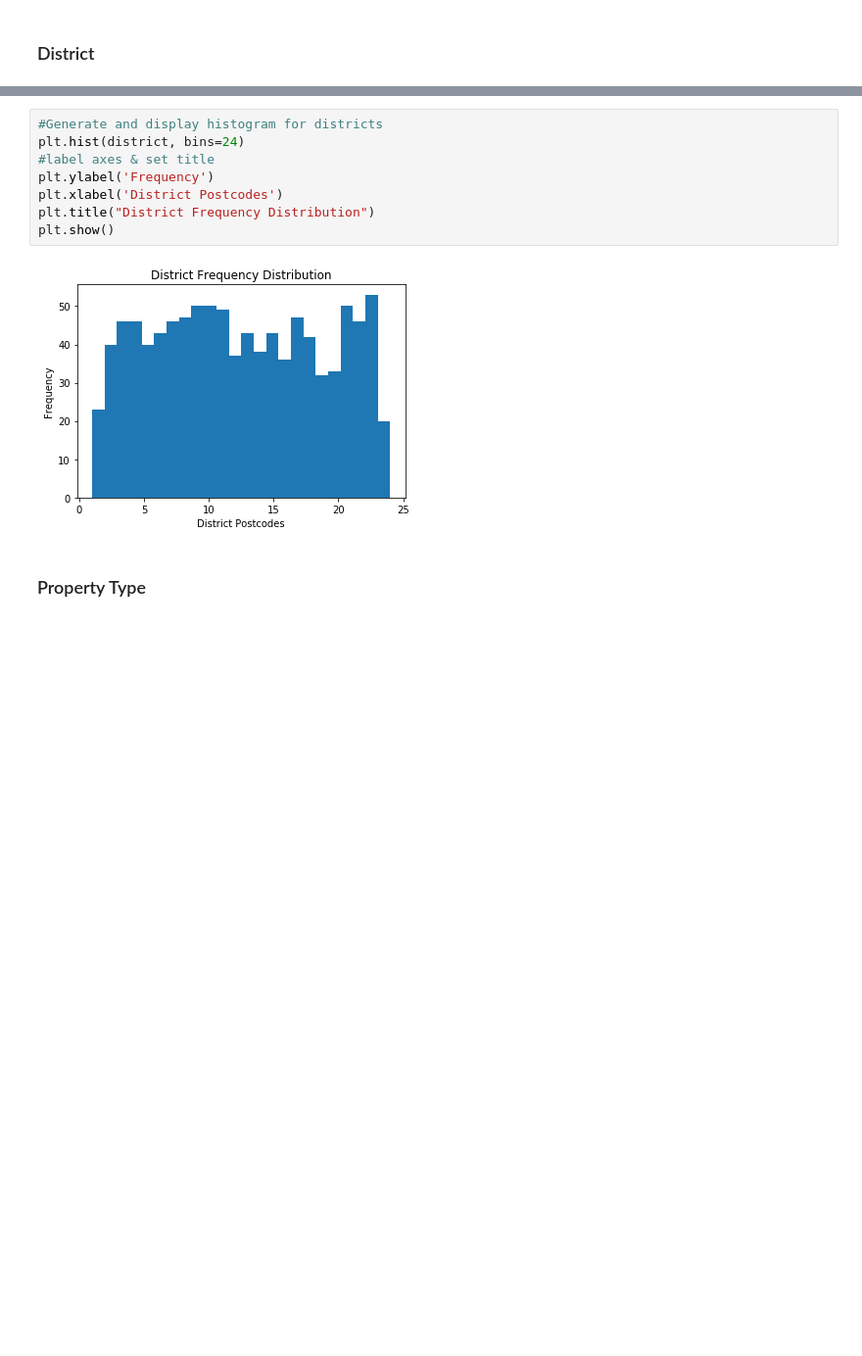
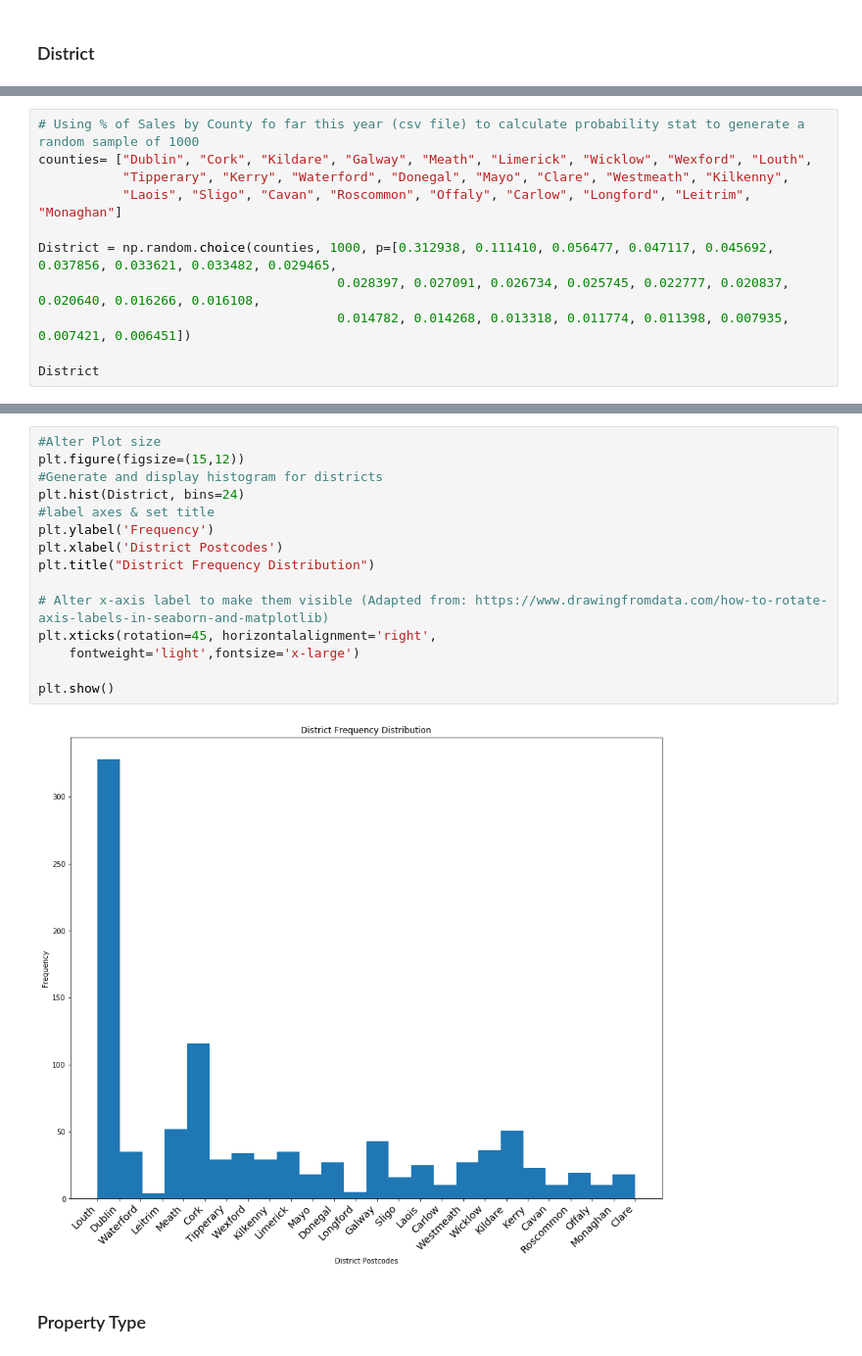
Before and after one commit to edelcorcoran/PDA-Project-, a Jupyter notebook: PDA Project.ipynb, the cells around one changed output, grey strips where cells are left out. Shown: that part at 98% size. Cells and saved outputs as stored; diff of their text form; blank space fills up the shorter version.

Commit message:
Change random selection of counties to reflect % of sales by county 2019, Update Histogram labels/size to fit)

```diff
--- a/PDA Project.ipynb
+++ b/PDA Project.ipynb
@@ -370,0 +308,11 @@ array([14., 17., 15., 14., 11., 16., 11., 22., 23., 10., 19., 13., 14.,
+# %%
+# Using % of Sales by County fo far this year (csv file) to calculate probability stat to generate a random sample of 1000
+counties= ["Dublin", "Cork", "Kildare", "Galway", "Meath", "Limerick", "Wicklow", "Wexford", "Louth",
+           "Tipperary", "Kerry", "Waterford", "Donegal", "Mayo", "Clare", "Westmeath", "Kilkenny",
+           "Laois", "Sligo", "Cavan", "Roscommon", "Offaly", "Carlow", "Longford", "Leitrim", "Monaghan"]
+
+District = np.random.choice(counties, 1000, p=[0.312938, 0.111410, 0.056477, 0.047117, 0.045692, 0.037856, 0.033621, 0.033482, 0.029465,
+                                       0.028397, 0.027091, 0.026734, 0.025745, 0.022777, 0.020837, 0.020640, 0.016266, 0.016108,
+                                       0.014782, 0.014268, 0.013318, 0.011774, 0.011398, 0.007935, 0.007421, 0.006451])
+
+District
@@ -381,13 +349,20 @@ Number of Unique Values for District:
 # %%
+#Alter Plot size
+plt.figure(figsize=(15,12))
 #Generate and display histogram for districts
-plt.hist(district, bins=24)
+plt.hist(District, bins=24)
 #label axes & set title
 plt.ylabel('Frequency')
 plt.xlabel('District Postcodes')
 plt.title("District Frequency Distribution")
+
+# Alter x-axis label to make them visible (Adapted from: https://www.drawingfromdata.com/how-to-rotate-axis-labels-in-seaborn-and-matplotlib)
+plt.xticks(rotation=45, horizontalalignment='right',
+    fontweight='light',fontsize='x-large')
+
 plt.show()
 # %% [output]
-[figure, old version]
+[figure, new version]
 # %% [markdown]
 ### Property Type
 # %%
```
Also changed, not shown: parts of 21 cells of this notebook.
